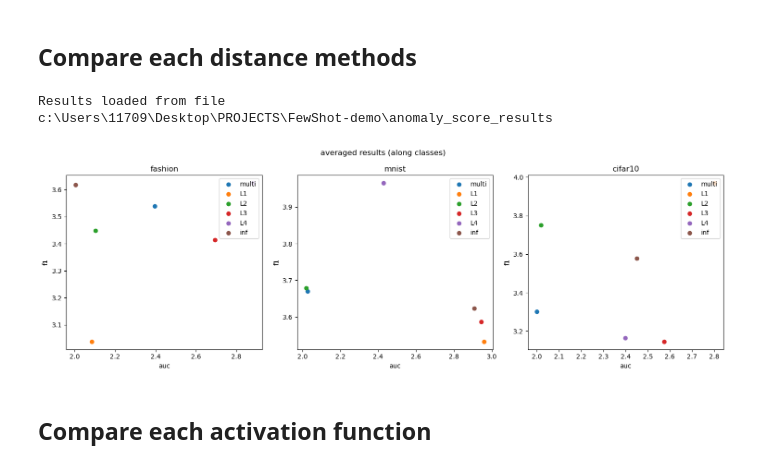
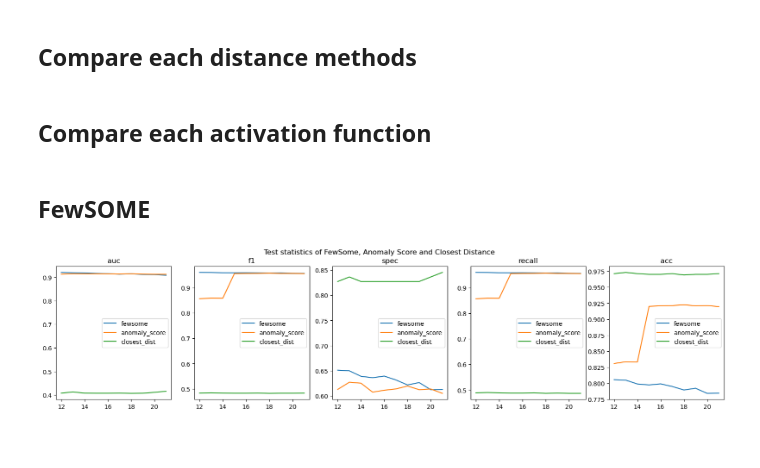
Before and after one commit to SoulMind01/FewShot-demo, a Jupyter notebook: experiment.ipynb, the cells around one changed output. Drawn from its saved outputs; the diff is of its cells as text; code cells hidden in the pictures; blank space fills up the shorter version.

```diff
--- a/experiment.ipynb
+++ b/experiment.ipynb
@@ -87,0 +98,2 @@ train(args, 100);
+# %%
+results = functions.load_results('closest_dist_results\epochs_experiment_closest_dist')[0]
@@ -245,12 +299,7 @@ do_experiment(
     feature_range=feature_range,
     num_test_data=500,
     class_range=np.arange(0, 10, 1),
-    test_experiment=True,
     compare_stats=['auc', 'f1'],
 )
-# %% [output]
-Results loaded from file
-c:\Users\11709\Desktop\PROJECTS\FewShot-demo\anomaly_score_results
-[figure, removed]
 # %% [markdown]
 ## Compare each activation function
@@ -256,0 +322,2 @@ c:\Users\11709\Desktop\PROJECTS\FewShot-demo\anomaly_score_results
+# %% [markdown]
+## FewSOME
@@ -256,0 +326,41 @@ c:\Users\11709\Desktop\PROJECTS\FewShot-demo\anomaly_score_results
+# %%
+results_anomaly_score_origin = functions.load_results('anomaly_score_results/epochs_experiment')[0]
+results_closest_dist_origin = functions.load_results('closest_dist_results/epochs_experiment_closest_dist')[0]
+# %%
+read_path = 'fewsome_outputs'
+dataset = 'fashion'
+epochs_range = np.arange(0, 10, 1)
+
+# construct df result
+results_fewsome = {'fashion': {}}
+for stat in ['auc', 'f1', 'spec', 'recall', 'acc']:
+  results_fewsome[dataset][stat] = np.zeros(len(epochs_range))
+  for epoch in epochs_range:
+    sum = 0
+    for class_ in np.arange(0, 10, 1):
+      sum += pd.read_csv(f'{read_path}/class_{class_}.csv')[stat][epoch]
+    sum /= 10
+    results_fewsome[dataset][stat][epoch] = sum
+# %%
+results_anomaly_score = {'fashion': {}}
+results_closest_dist = {'fashion': {}}
+for stat in ['auc', 'f1', 'spec', 'recall', 'acc']:
+  results_anomaly_score[dataset][stat] = np.zeros(len(epochs_range))
+  results_closest_dist[dataset][stat] = np.zeros(len(epochs_range))
+  for key, value in results_anomaly_score_origin[dataset][stat].items():
+    results_anomaly_score[dataset][stat][int(key)-4] = np.mean(np.array(value))
+  for key, value in results_closest_dist_origin[dataset][stat].items():
+    results_closest_dist[dataset][stat][int(key)-4] = np.mean(np.array(value))
+# %%
+epochs_range += 4
+fig, axs = plt.subplots(1, 5, figsize=(20, 4))
+for i, stat in enumerate(['auc', 'f1', 'spec', 'recall', 'acc']):
+  axs[i].plot(epochs_range, results_fewsome[dataset][stat], label='fewsome')
+  axs[i].plot(epochs_range, results_anomaly_score[dataset][stat], label='anomaly_score')
+  axs[i].plot(epochs_range, results_closest_dist[dataset][stat], label='closest_dist')
+  axs[i].set_title(stat)
+  axs[i].legend()
+plt.suptitle('Test statistics of FewSome, Anomaly Score and Closest Distance')
+plt.show()
+# %% [output]
+[figure, added]
```
Also changed, not shown: parts of 9 cells of this notebook, 6 other files.
